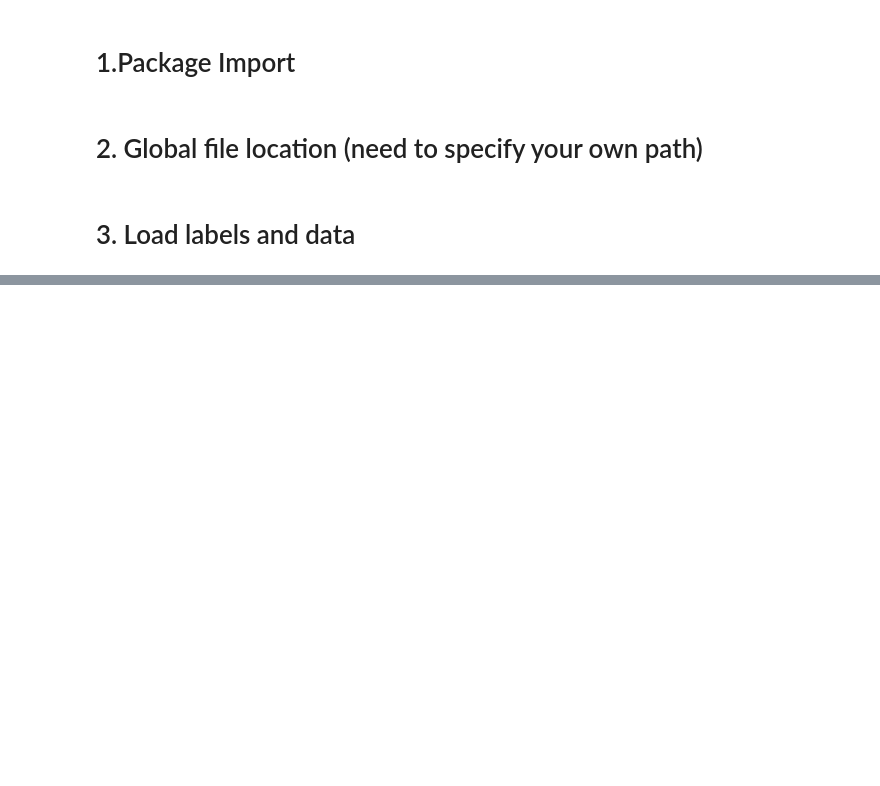
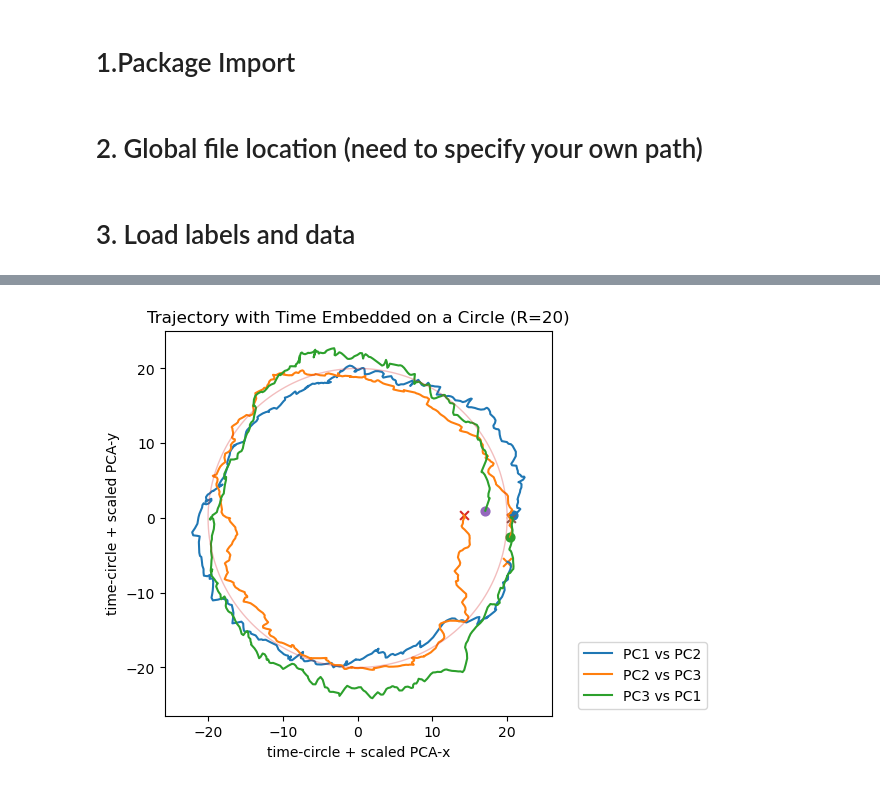
Before and after one commit to DanteLONG-NEO/CompNeuro_CDT, a Jupyter notebook: notebook/notebook.ipynb, the cells around one changed output, grey strips where cells are left out. Cells and saved outputs as stored; diff of their text form; code cells hidden in the pictures; blank space fills up the shorter version.

```diff
--- a/notebook/notebook.ipynb
+++ b/notebook/notebook.ipynb
@@ -135,0 +201,41 @@ plt.show()
+# %%
+import numpy as np
+import matplotlib.pyplot as plt
+
+R = 20.0
+T = X_pca.shape[0]
+theta = np.linspace(0, 2*np.pi, T, endpoint=True)
+
+plt.figure(figsize=(5, 5))
+
+for i in range(3):
+    j = (i + 1) % 3
+
+    x = X_pca[:, i]
+    y = X_pca[:, j]
+
+    p95 = np.percentile(np.sqrt(x**2 + y**2), 95)
+    s = (0.25 * R) / (p95 + 1e-9)
+
+    cx = R * np.cos(theta)
+    cy = R * np.sin(theta)
+
+    X = cx + s * x
+    Y = cy + s * y
+
+    plt.plot(X, Y, label=f'PC{i+1} vs PC{j+1}')
+
+    plt.scatter(X[0],  Y[0],  s=40, marker='o')
+    plt.scatter(X[-1], Y[-1], s=40, marker='x')
+
+tt = np.linspace(0, 2*np.pi, 400)
+plt.plot(R*np.cos(tt), R*np.sin(tt), linewidth=1, alpha=0.3)
+
+plt.legend(bbox_to_anchor=(1.05, 0), loc='lower left')
+plt.axis('equal')
+plt.xlabel("time-circle + scaled PCA-x")
+plt.ylabel("time-circle + scaled PCA-y")
+plt.title("Trajectory with Time Embedded on a Circle (R=20)")
+plt.show()
+# %% [output]
+[figure, added]
```
Also changed, not shown: parts of 6 cells of this notebook, 1 other file.
